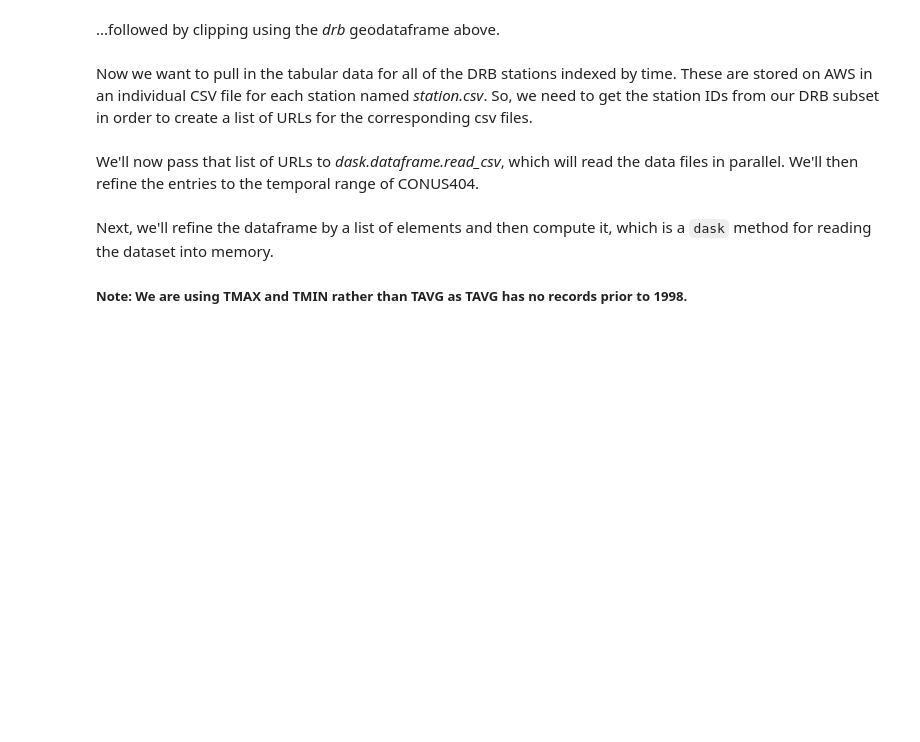
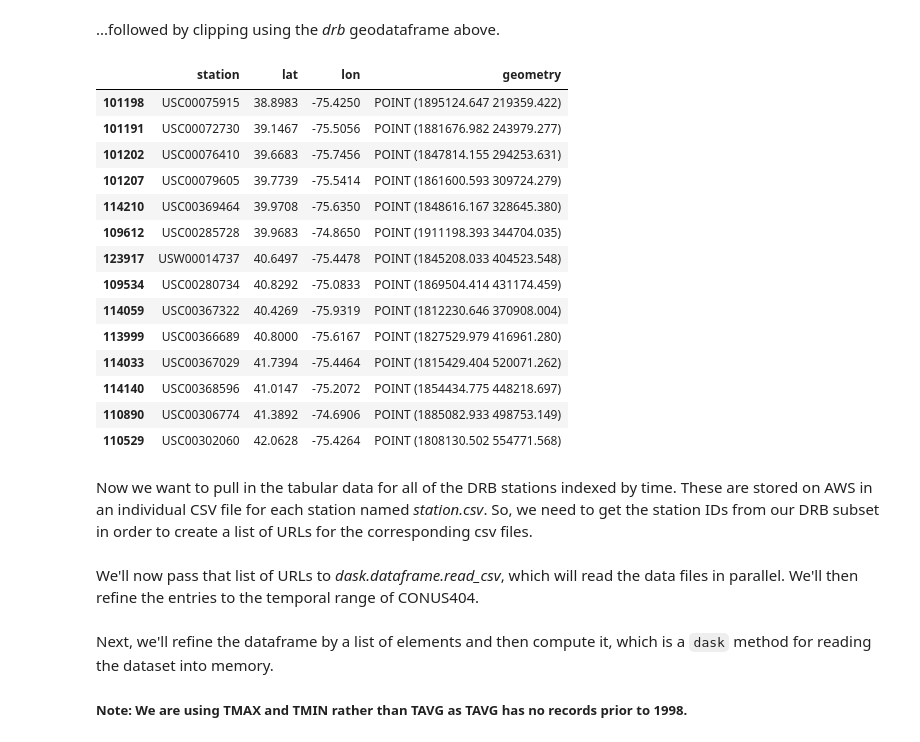
Before and after one commit to hytest-org/hytest, a Jupyter notebook: evaluation/tutorials/CONUS404/1_CONUS404_DRB_Data_Prep.ipynb, the cells around one changed output. Cells and saved outputs as stored; diff of their text form; code cells hidden in the pictures; blank space fills up the shorter version.

```diff
--- a/evaluation/tutorials/CONUS404/1_CONUS404_DRB_Data_Prep.ipynb
+++ b/evaluation/tutorials/CONUS404/1_CONUS404_DRB_Data_Prep.ipynb
@@ -924,6 +1264,6 @@ ushcn_gdf = gpd.GeoDataFrame(
 )
 
 # convert to same crs as drb
-# ushcn_gdf = ushcn_gdf.to_crs(crs)
+ushcn_gdf = ushcn_gdf.to_crs(crs)
 
 ushcn_gdf.hvplot()
@@ -931,7 +1273,23 @@ ushcn_gdf.hvplot()
 ...followed by clipping using the _drb_ geodataframe above.
 # %%
 hcn_drb_gdf = gpd.clip(ushcn_gdf, drb)
-hcn_drb_gdf.hvplot()
+# hcn_drb_gdf
+# %% [output]
+|  | station | lat | lon | geometry |
+| 101198 | USC00075915 | 38.8983 | -75.4250 | POINT (1895124.647 219359.422) |
+| 101191 | USC00072730 | 39.1467 | -75.5056 | POINT (1881676.982 243979.277) |
+| 101202 | USC00076410 | 39.6683 | -75.7456 | POINT (1847814.155 294253.631) |
+| 101207 | USC00079605 | 39.7739 | -75.5414 | POINT (1861600.593 309724.279) |
+| 114210 | USC00369464 | 39.9708 | -75.6350 | POINT (1848616.167 328645.380) |
+| 109612 | USC00285728 | 39.9683 | -74.8650 | POINT (1911198.393 344704.035) |
+| 123917 | USW00014737 | 40.6497 | -75.4478 | POINT (1845208.033 404523.548) |
+| 109534 | USC00280734 | 40.8292 | -75.0833 | POINT (1869504.414 431174.459) |
+| 114059 | USC00367322 | 40.4269 | -75.9319 | POINT (1812230.646 370908.004) |
+| 113999 | USC00366689 | 40.8000 | -75.6167 | POINT (1827529.979 416961.280) |
+| 114033 | USC00367029 | 41.7394 | -75.4464 | POINT (1815429.404 520071.262) |
+| 114140 | USC00368596 | 41.0147 | -75.2072 | POINT (1854434.775 448218.697) |
+| 110890 | USC00306774 | 41.3892 | -74.6906 | POINT (1885082.933 498753.149) |
+| 110529 | USC00302060 | 42.0628 | -75.4264 | POINT (1808130.502 554771.568) |
 # %% [markdown]
 Now we want to pull in the tabular data for all of the DRB stations indexed by time. These are stored on AWS in an individual CSV file for each station named _station.csv_. So, we need to get the station IDs from our DRB subset in order to create a list of URLs for the corresponding csv files.
 # %%
```
Also changed, not shown: parts of 28 cells of this notebook.
